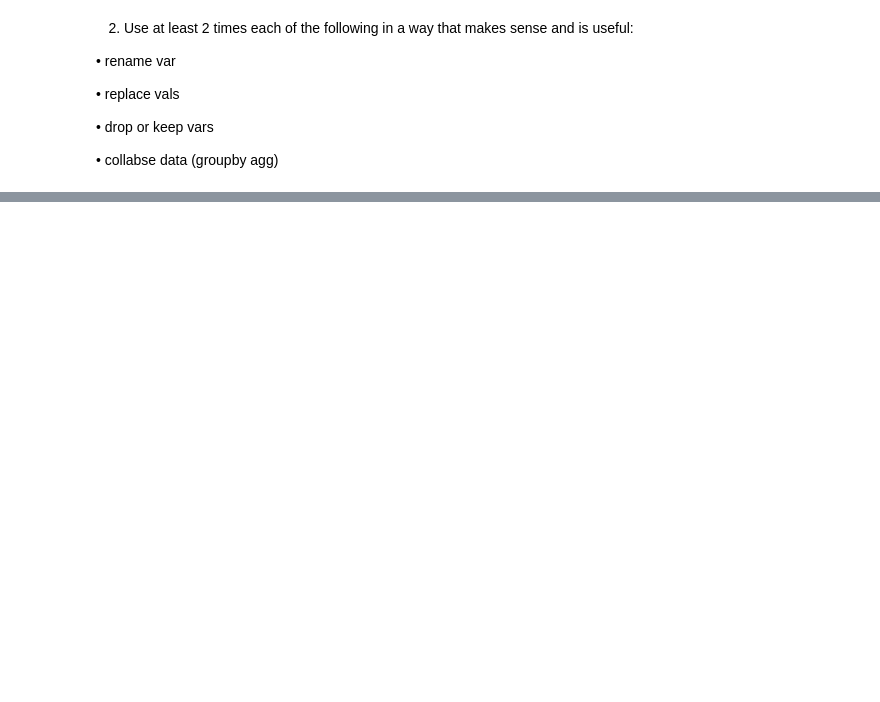
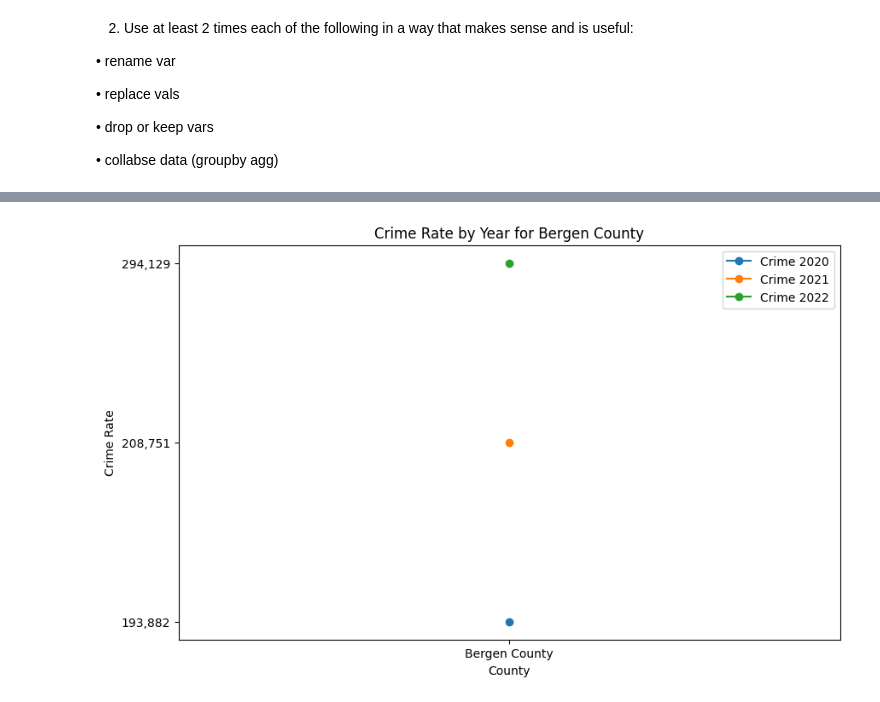
Before and after one commit to erikaguiracocha/Data-Visualization-2025, a Jupyter notebook: PS1erikaguiracocha.ipynb, the cells around one changed output, grey strips where cells are left out. Saved outputs shown, nothing was run; the diff lists cells and outputs as text; code cells hidden in the pictures; blank space fills up the shorter version.

```diff
--- a/PS1erikaguiracocha.ipynb
+++ b/PS1erikaguiracocha.ipynb
@@ -89,8 +79,0 @@ Crime Data:
-# %%
-#rename var
-crime_data.rename(columns={
-    'County': 'county',  # Rename 'County' to 'county'
-    '2020': 'crime_2020',  # Rename '2020' to 'crime_2020'
-    '2021': 'crime_2021',  # Rename '2021' to 'crime_2021'
-    '2022': 'crime_2022'   # Rename '2022' to 'crime_2022'
-}, inplace=True)
@@ -96,0 +128,12 @@ crime_data.rename(columns={
+# %%
+#rename crime
+crime_data.rename(columns={
+    'Unnamed: 1': 'county',
+    '2020': 'crime_2020',
+    '2021': 'crime_2021',
+    '2022': 'crime_2022'
+}, inplace=True)
+crime_data = crime_data.dropna(subset=['county'])
+crime_data['county'] = crime_data['county'].str.strip()
+print("Renamed Crime Data:")
+print(crime_data.head(30))
@@ -96,0 +220,21 @@ crime_data.rename(columns={
+# %%
+#replace crime
+# Strip extra spaces from column names (if any)
+crime_data.columns = crime_data.columns.str.strip()
+
+# Now filter the data using the correct column name 'County'
+county_data = crime_data[crime_data['County'] == 'Bergen County']
+
+# Plotting Crime data for a specific county (e.g., Bergen County)
+plt.figure(figsize=(10,6))
+plt.plot(county_data['County'], county_data['2020'], label='Crime 2020', marker='o')
+plt.plot(county_data['County'], county_data['2021'], label='Crime 2021', marker='o')
+plt.plot(county_data['County'], county_data['2022'], label='Crime 2022', marker='o')
+
+plt.title('Crime Rate by Year for Bergen County')
+plt.xlabel('County')
+plt.ylabel('Crime Rate')
+plt.legend()
+plt.show()
+# %% [output]
+[figure, added]
```
Also changed, not shown: parts of 9 cells of this notebook.
